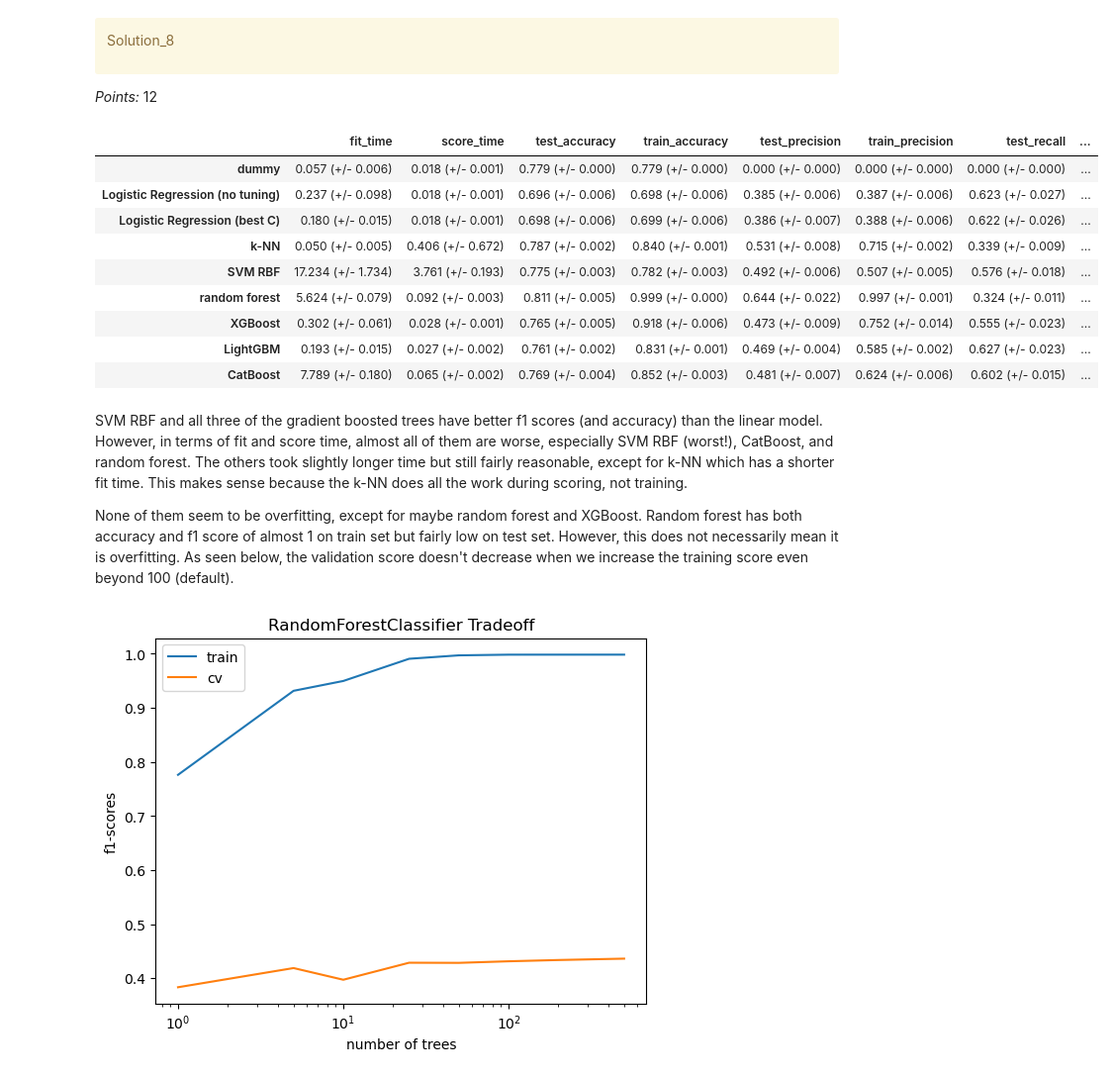
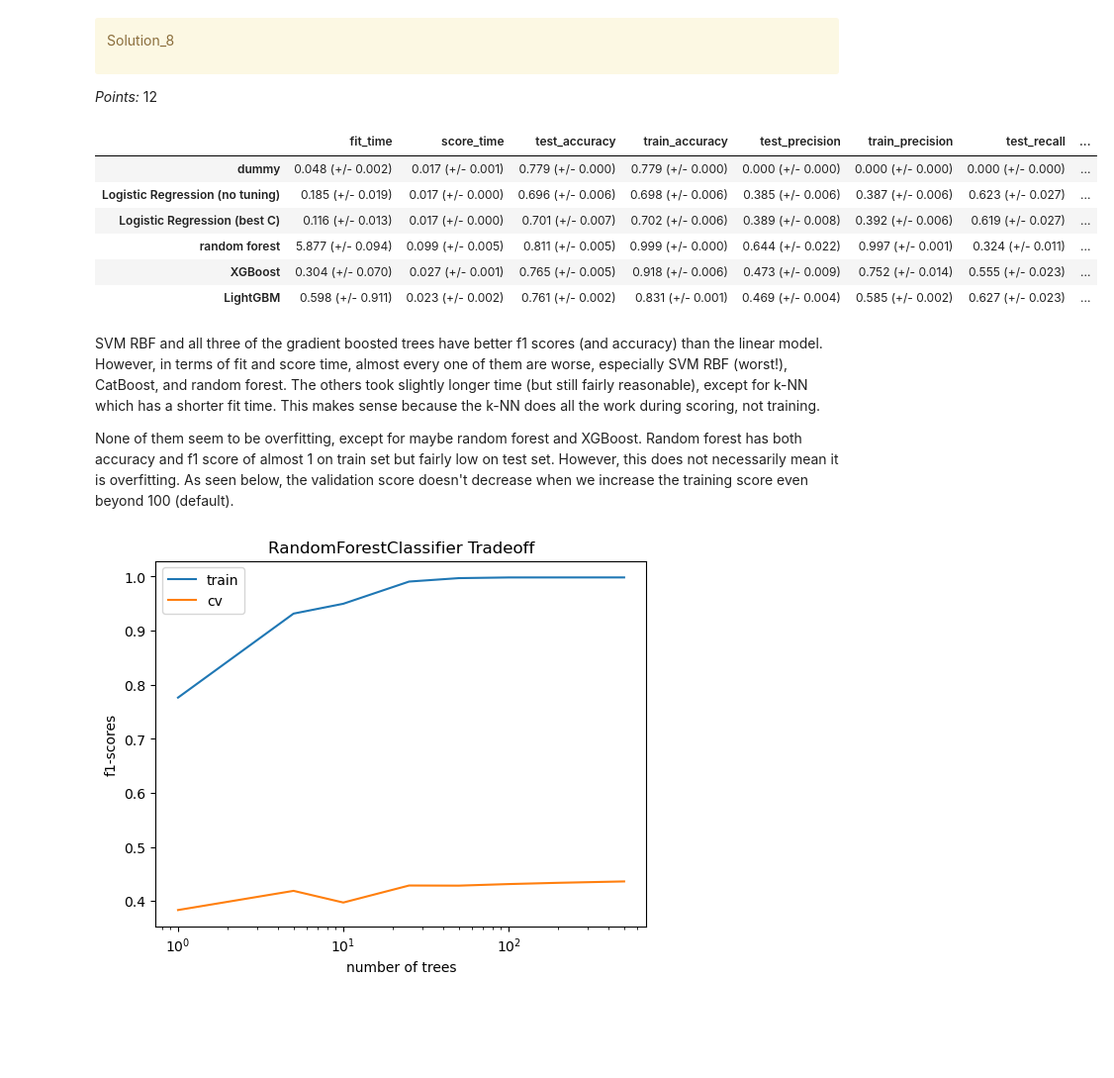
Before and after one commit to jessicapatricia012/CPSC-330-HW5, a Jupyter notebook: hw5.ipynb, the cells around one changed output. Shown at 99% size. Drawn from its saved outputs; the diff is of its cells as text; code cells hidden in the pictures; blank space fills up the shorter version.

```diff
--- a/hw5.ipynb
+++ b/hw5.ipynb
@@ -766,3 +770,3 @@ As seen, different scoring metric gives different scores, and the best C changes
 # %%
-best_C = 0.1
+best_C = 0.01
 # %%
@@ -804,42 +809,40 @@ _Points:_ 12
 ratio = np.bincount(y_train)[0] / np.bincount(y_train)[1] # recommended ratio from documentation
 # %%
 # Adapted from lecture 11
-pipe_knn = make_pipeline(ct, KNeighborsClassifier())
-pipe_svc = make_pipeline(ct, SVC(class_weight="balanced", random_state=123))
+
+# pipe_knn = make_pipeline(ct, KNeighborsClassifier())
+# pipe_svc = make_pipeline(ct, SVC(class_weight="balanced", random_state=123))
 pipe_rf = make_pipeline(ct, RandomForestClassifier(class_weight="balanced", random_state=123))
 pipe_xgb = make_pipeline(ct, XGBClassifier(scale_pos_weight= ratio ,random_state=123, verbosity=0))
 pipe_lgbm = make_pipeline(ct, LGBMClassifier(scale_pos_weight=ratio,random_state=123, verbose=-1))
-pipe_catboost = make_pipeline(ct, CatBoostClassifier(auto_class_weights='Balanced',verbose=0, random_state=123))
+# pipe_catboost = make_pipeline(ct, CatBoostClassifier(auto_class_weights='Balanced',verbose=0, random_state=123))
 
 classifiers = {
-    "k-NN": pipe_knn,
-    "SVM RBF": pipe_svc,
+    # "k-NN": pipe_knn,
+    # "SVM RBF": pipe_svc,
     "random forest": pipe_rf,
     "XGBoost": pipe_xgb,
     "LightGBM": pipe_lgbm,
-    "CatBoost": pipe_catboost,
+    # "CatBoost": pipe_catboost,
 }
 
 for (name, model) in classifiers.items():
     results_dict[name] = mean_std_cross_val_scores(
         model, X_train, y_train, return_train_score=True, scoring=score_metrics
     )
 
 results_df = pd.DataFrame(results_dict).T
 results_df
 # %% [output]
 |  | fit_time | score_time | test_accuracy | train_accuracy | test_precision | train_precision | test_recall | ... |
-| dummy | 0.057 (+/- 0.006) | 0.018 (+/- 0.001) | 0.779 (+/- 0.000) | 0.779 (+/- 0.000) | 0.000 (+/- 0.000) | 0.000 (+/- 0.000) | 0.000 (+/- 0.000) | ... |
-| Logistic Regression (no tuning) | 0.237 (+/- 0.098) | 0.018 (+/- 0.001) | 0.696 (+/- 0.006) | 0.698 (+/- 0.006) | 0.385 (+/- 0.006) | 0.387 (+/- 0.006) | 0.623 (+/- 0.027) | ... |
-| Logistic Regression (best C) | 0.180 (+/- 0.015) | 0.018 (+/- 0.001) | 0.698 (+/- 0.006) | 0.699 (+/- 0.006) | 0.386 (+/- 0.007) | 0.388 (+/- 0.006) | 0.622 (+/- 0.026) | ... |
-| k-NN | 0.050 (+/- 0.005) | 0.406 (+/- 0.672) | 0.787 (+/- 0.002) | 0.840 (+/- 0.001) | 0.531 (+/- 0.008) | 0.715 (+/- 0.002) | 0.339 (+/- 0.009) | ... |
-| SVM RBF | 17.234 (+/- 1.734) | 3.761 (+/- 0.193) | 0.775 (+/- 0.003) | 0.782 (+/- 0.003) | 0.492 (+/- 0.006) | 0.507 (+/- 0.005) | 0.576 (+/- 0.018) | ... |
-| random forest | 5.624 (+/- 0.079) | 0.092 (+/- 0.003) | 0.811 (+/- 0.005) | 0.999 (+/- 0.000) | 0.644 (+/- 0.022) | 0.997 (+/- 0.001) | 0.324 (+/- 0.011) | ... |
-| XGBoost | 0.302 (+/- 0.061) | 0.028 (+/- 0.001) | 0.765 (+/- 0.005) | 0.918 (+/- 0.006) | 0.473 (+/- 0.009) | 0.752 (+/- 0.014) | 0.555 (+/- 0.023) | ... |
-| LightGBM | 0.193 (+/- 0.015) | 0.027 (+/- 0.002) | 0.761 (+/- 0.002) | 0.831 (+/- 0.001) | 0.469 (+/- 0.004) | 0.585 (+/- 0.002) | 0.627 (+/- 0.023) | ... |
-| CatBoost | 7.789 (+/- 0.180) | 0.065 (+/- 0.002) | 0.769 (+/- 0.004) | 0.852 (+/- 0.003) | 0.481 (+/- 0.007) | 0.624 (+/- 0.006) | 0.602 (+/- 0.015) | ... |
+| dummy | 0.048 (+/- 0.002) | 0.017 (+/- 0.001) | 0.779 (+/- 0.000) | 0.779 (+/- 0.000) | 0.000 (+/- 0.000) | 0.000 (+/- 0.000) | 0.000 (+/- 0.000) | ... |
+| Logistic Regression (no tuning) | 0.185 (+/- 0.019) | 0.017 (+/- 0.000) | 0.696 (+/- 0.006) | 0.698 (+/- 0.006) | 0.385 (+/- 0.006) | 0.387 (+/- 0.006) | 0.623 (+/- 0.027) | ... |
+| Logistic Regression (best C) | 0.116 (+/- 0.013) | 0.017 (+/- 0.000) | 0.701 (+/- 0.007) | 0.702 (+/- 0.006) | 0.389 (+/- 0.008) | 0.392 (+/- 0.006) | 0.619 (+/- 0.027) | ... |
+| random forest | 5.877 (+/- 0.094) | 0.099 (+/- 0.005) | 0.811 (+/- 0.005) | 0.999 (+/- 0.000) | 0.644 (+/- 0.022) | 0.997 (+/- 0.001) | 0.324 (+/- 0.011) | ... |
+| XGBoost | 0.304 (+/- 0.070) | 0.027 (+/- 0.001) | 0.765 (+/- 0.005) | 0.918 (+/- 0.006) | 0.473 (+/- 0.009) | 0.752 (+/- 0.014) | 0.555 (+/- 0.023) | ... |
+| LightGBM | 0.598 (+/- 0.911) | 0.023 (+/- 0.002) | 0.761 (+/- 0.002) | 0.831 (+/- 0.001) | 0.469 (+/- 0.004) | 0.585 (+/- 0.002) | 0.627 (+/- 0.023) | ... |
 # %% [markdown]
-SVM RBF and all three of the gradient boosted trees have better f1 scores (and accuracy) than the linear model. However, in terms of fit and score time, almost all of them are worse, especially SVM RBF (worst!), CatBoost, and random forest. The others took slightly longer time but still fairly reasonable, except for k-NN which has a shorter fit time. This makes sense because the k-NN does all the work during scoring, not training.
+SVM RBF and all three of the gradient boosted trees have better f1 scores (and accuracy) than the linear model. However, in terms of fit and score time, almost every one of them are worse, especially SVM RBF (worst!), CatBoost, and random forest. The others took slightly longer time (but still fairly reasonable), except for k-NN which has a shorter fit time. This makes sense because the k-NN does all the work during scoring, not training.
 
 None of them seem to be overfitting, except for maybe random forest and XGBoost. Random forest has both accuracy and f1 score of almost 1 on train set but fairly low on test set. However, this does not necessarily mean it is overfitting. As seen below, the validation score doesn't decrease when we increase the training score even beyond 100 (default).
 # %%
```
Also changed, not shown: parts of 48 cells of this notebook, 4 other files.
